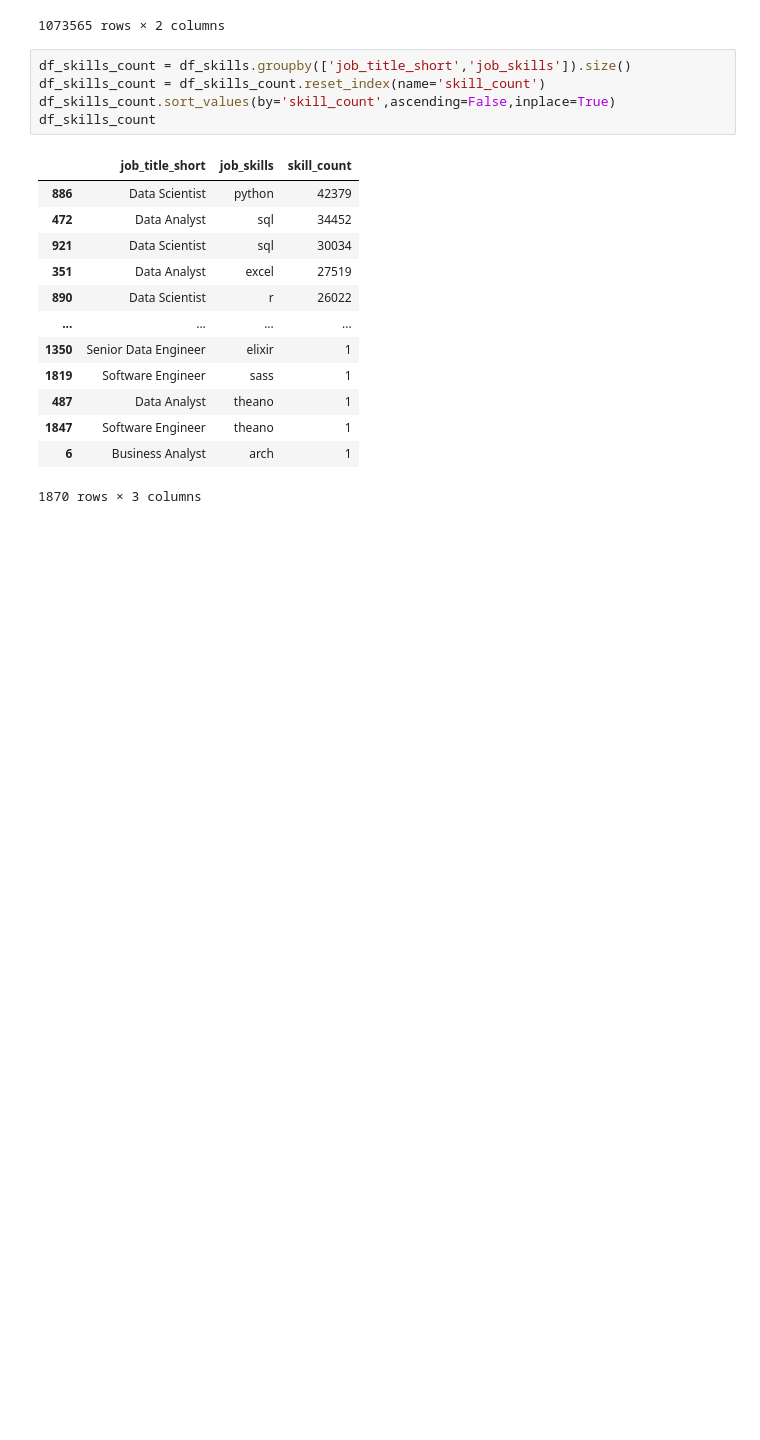
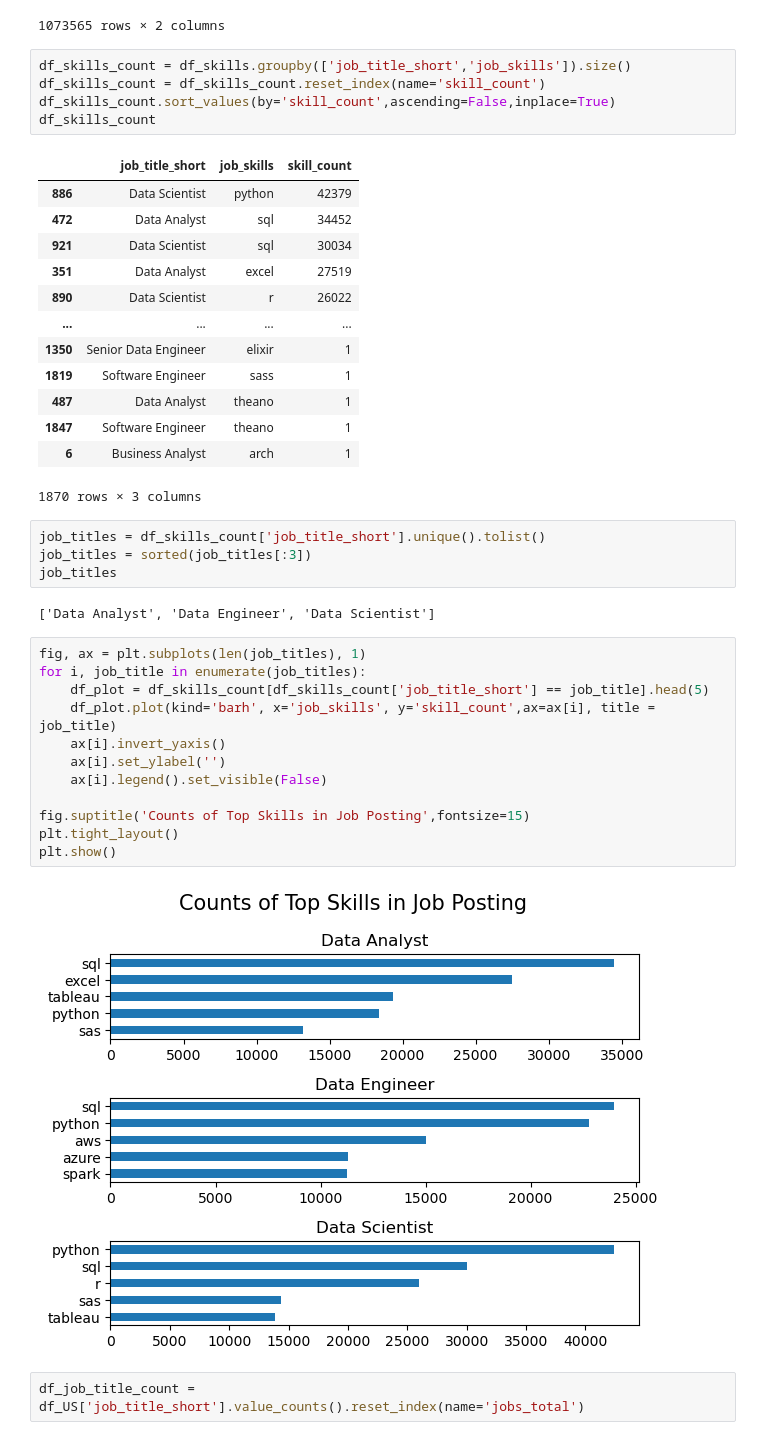
Before and after one commit to Irakib98/data_analysis_with_python, a Jupyter notebook: 3_project/2_skills_demand.ipynb, the cells around one changed output. Drawn from its saved outputs; the diff is of its cells as text; blank space fills up the shorter version.

```diff
--- a/3_project/2_skills_demand.ipynb
+++ b/3_project/2_skills_demand.ipynb
@@ -51,3 +51,25 @@ df_skills_count
 | 1847 | Software Engineer | theano | 1 |
 | 6 | Business Analyst | arch | 1 |
 1870 rows × 3 columns
+# %%
+job_titles = df_skills_count['job_title_short'].unique().tolist()
+job_titles = sorted(job_titles[:3])
+job_titles
+# %% [output]
+['Data Analyst', 'Data Engineer', 'Data Scientist']
+# %%
+fig, ax = plt.subplots(len(job_titles), 1)
+for i, job_title in enumerate(job_titles):
+    df_plot = df_skills_count[df_skills_count['job_title_short'] == job_title].head(5)
+    df_plot.plot(kind='barh', x='job_skills', y='skill_count',ax=ax[i], title = job_title)
+    ax[i].invert_yaxis()
+    ax[i].set_ylabel('')
+    ax[i].legend().set_visible(False)
+
+fig.suptitle('Counts of Top Skills in Job Posting',fontsize=15)
+plt.tight_layout()
+plt.show()
+# %% [output]
+[figure, added]
+# %%
+df_job_title_count = df_US['job_title_short'].value_counts().reset_index(name='jobs_total')
```
Also changed, not shown: parts of 2 cells of this notebook.
